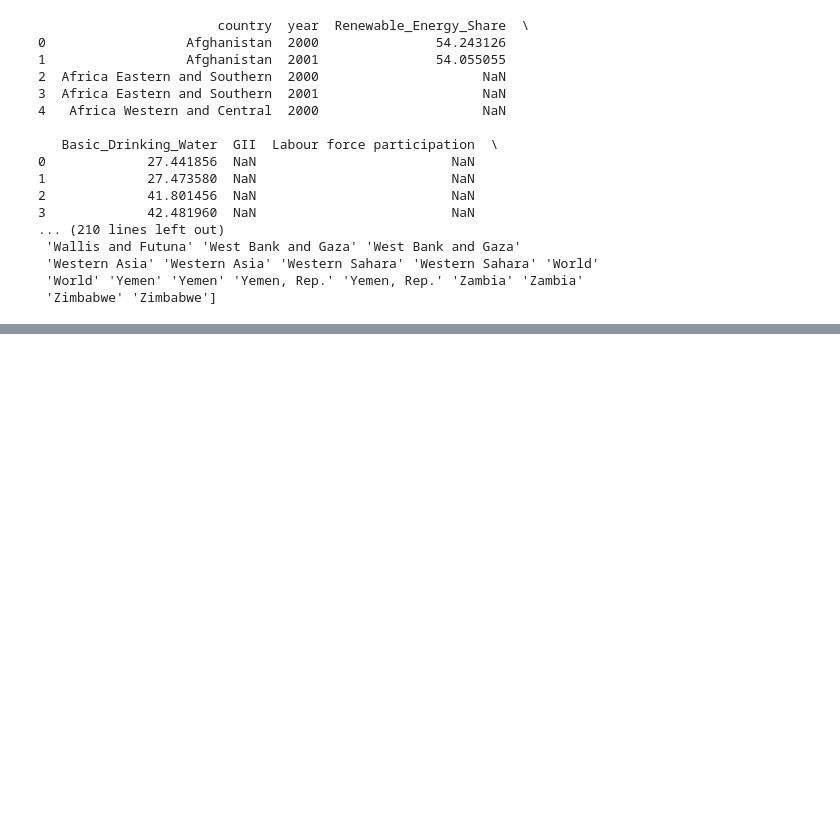
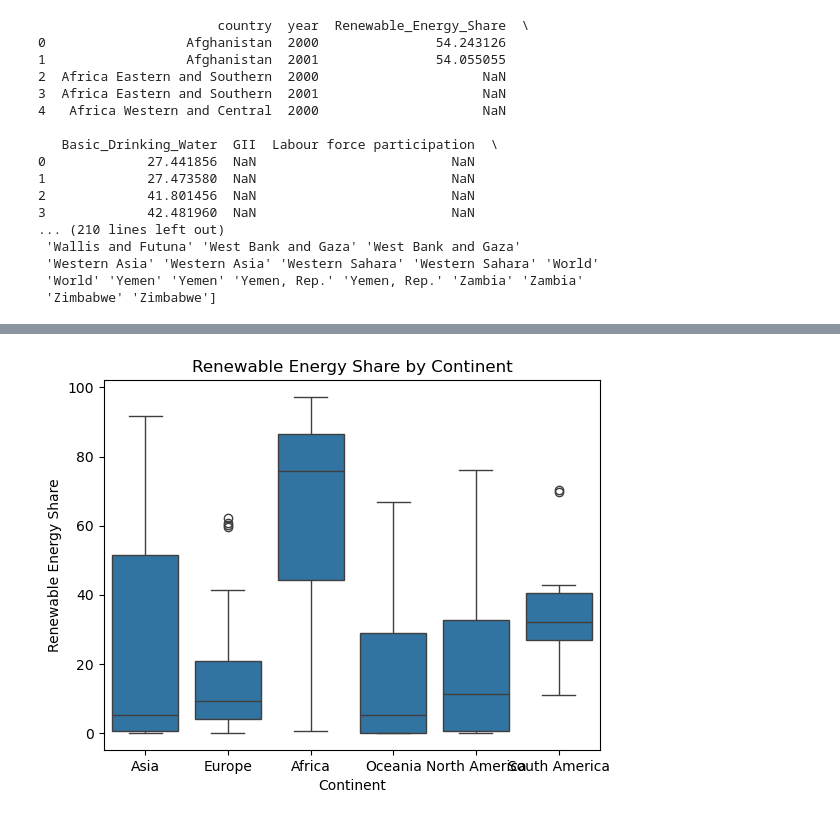
Before and after one commit to lukavicius/Gender-Equality-and-Sustainability, a Jupyter notebook: Project.ipynb, the cells around one changed output, grey strips where cells are left out. Saved outputs shown, nothing was run; the diff lists cells and outputs as text; code cells hidden in the pictures; blank space fills up the shorter version.

```diff
--- a/Project.ipynb
+++ b/Project.ipynb
@@ -335,0 +530,8 @@ print(np.array(merged["country"]))
+# %%
+sns.boxplot(data=merged, x='continent', y='Renewable_Energy_Share')
+plt.title('Renewable Energy Share by Continent')
+plt.ylabel('Renewable Energy Share')
+plt.xlabel('Continent')
+plt.show()
+# %% [output]
+[figure, added]
```
Also changed, not shown: parts of 28 cells of this notebook.
